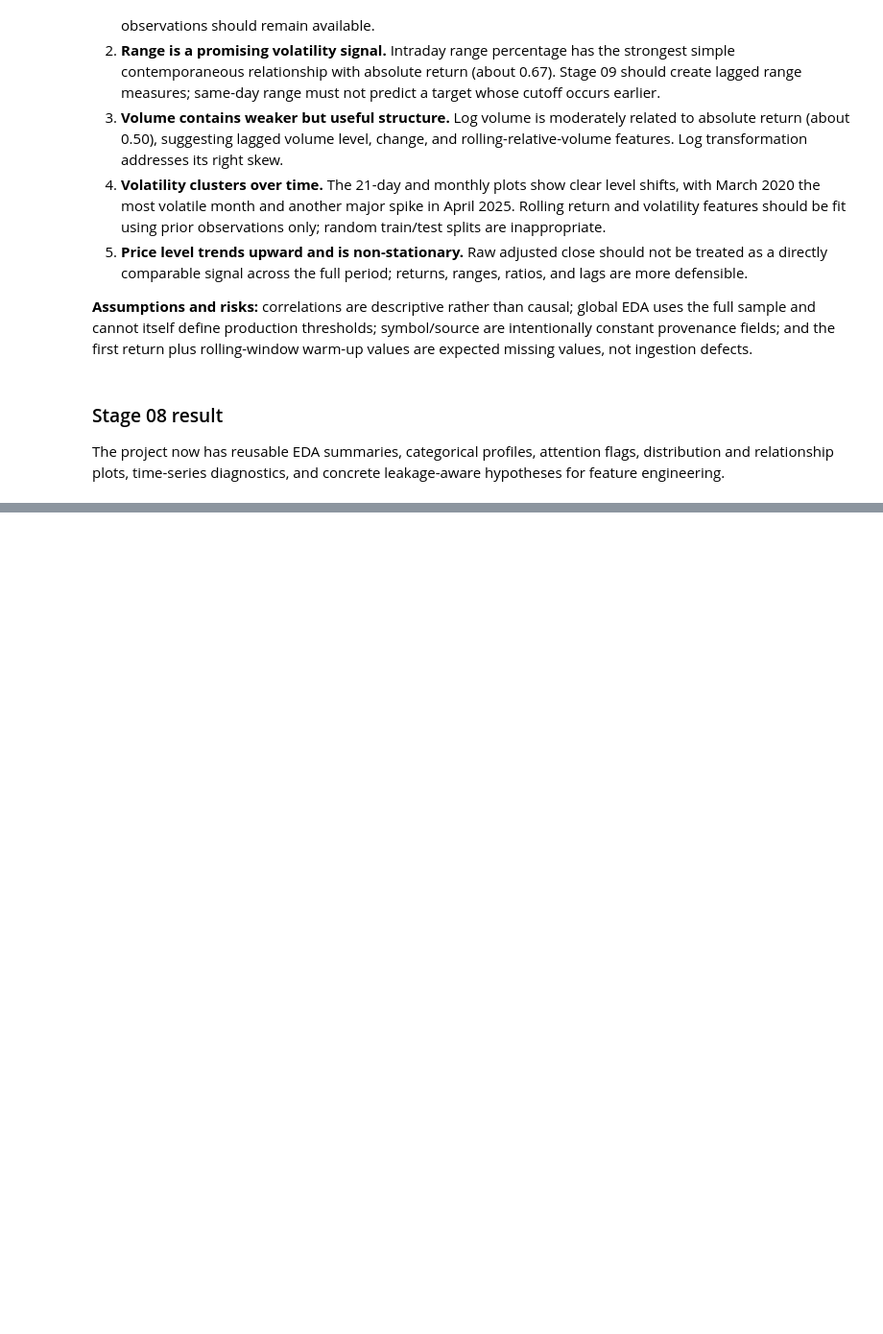
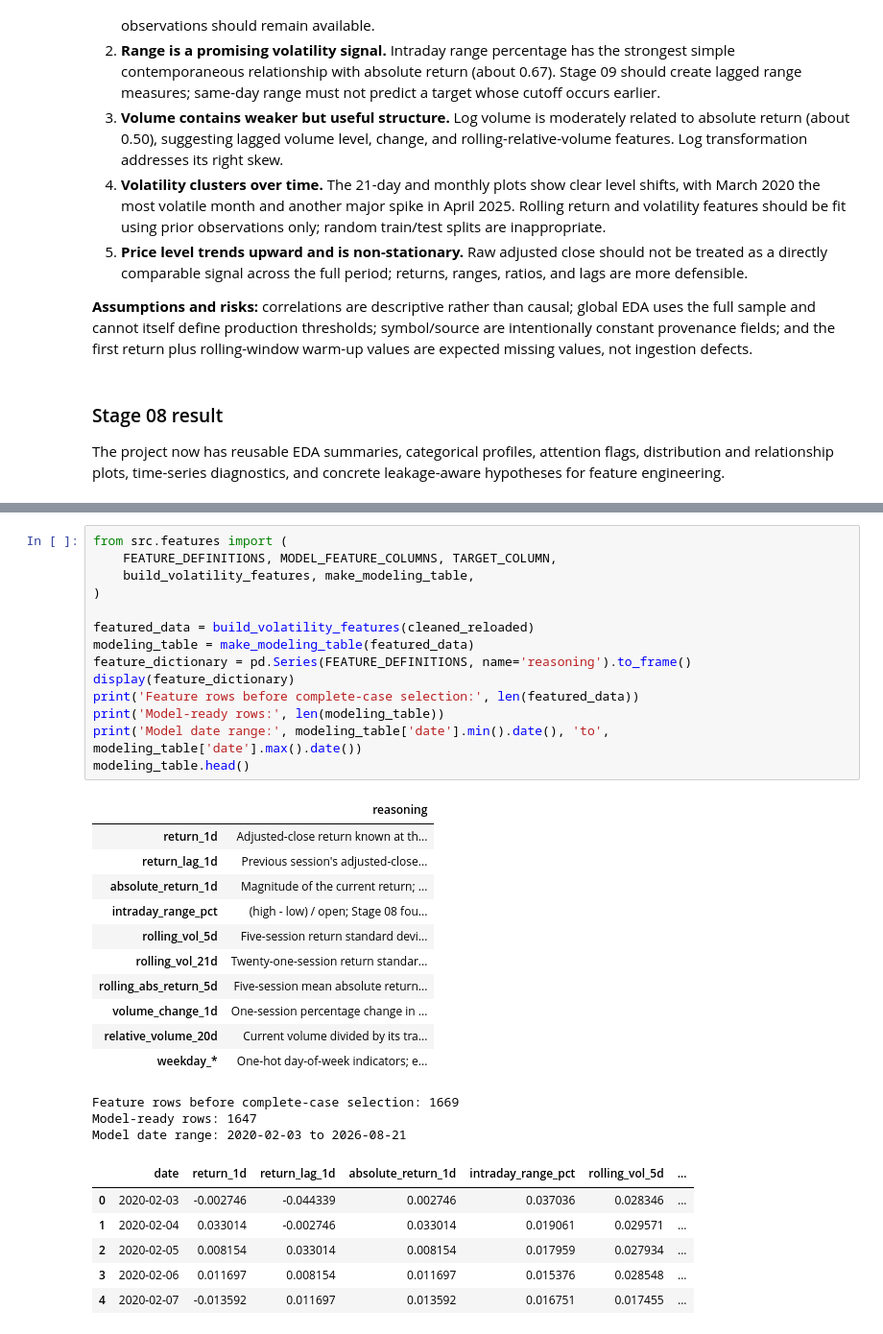
Before and after one commit to kevin-666777/bootcamp_zizhe_zhou, a Jupyter notebook: project/notebooks/project_pipeline.ipynb, the cells around one changed output, grey strips where cells are left out. Shown at 96% size. Drawn from its saved outputs; the diff is of its cells as text; blank space fills up the shorter version.

```diff
--- a/project/notebooks/project_pipeline.ipynb
+++ b/project/notebooks/project_pipeline.ipynb
@@ -517,0 +522,35 @@ The project now has reusable EDA summaries, categorical profiles, attention flag
+# %%
+from src.features import (
+    FEATURE_DEFINITIONS, MODEL_FEATURE_COLUMNS, TARGET_COLUMN,
+    build_volatility_features, make_modeling_table,
+)
+
+featured_data = build_volatility_features(cleaned_reloaded)
+modeling_table = make_modeling_table(featured_data)
+feature_dictionary = pd.Series(FEATURE_DEFINITIONS, name='reasoning').to_frame()
+display(feature_dictionary)
+print('Feature rows before complete-case selection:', len(featured_data))
+print('Model-ready rows:', len(modeling_table))
+print('Model date range:', modeling_table['date'].min().date(), 'to', modeling_table['date'].max().date())
+modeling_table.head()
+# %% [output]
+|  | reasoning |
+| return_1d | Adjusted-close return known at th... |
+| return_lag_1d | Previous session's adjusted-close... |
+| absolute_return_1d | Magnitude of the current return; ... |
+| intraday_range_pct | (high - low) / open; Stage 08 fou... |
+| rolling_vol_5d | Five-session return standard devi... |
+| rolling_vol_21d | Twenty-one-session return standar... |
+| rolling_abs_return_5d | Five-session mean absolute return... |
+| volume_change_1d | One-session percentage change in ... |
+| relative_volume_20d | Current volume divided by its tra... |
+| weekday_* | One-hot day-of-week indicators; e... |
+Feature rows before complete-case selection: 1669
+Model-ready rows: 1647
+Model date range: 2020-02-03 to 2026-08-21
+|  | date | return_1d | return_lag_1d | absolute_return_1d | intraday_range_pct | rolling_vol_5d | ... |
+| 0 | 2020-02-03 | -0.002746 | -0.044339 | 0.002746 | 0.037036 | 0.028346 | ... |
+| 1 | 2020-02-04 | 0.033014 | -0.002746 | 0.033014 | 0.019061 | 0.029571 | ... |
+| 2 | 2020-02-05 | 0.008154 | 0.033014 | 0.008154 | 0.017959 | 0.027934 | ... |
+| 3 | 2020-02-06 | 0.011697 | 0.008154 | 0.011697 | 0.015376 | 0.028548 | ... |
+| 4 | 2020-02-07 | -0.013592 | 0.011697 | 0.013592 | 0.016751 | 0.017455 | ... |
```
Also changed, not shown: parts of 7 cells of this notebook, 5 other files.
